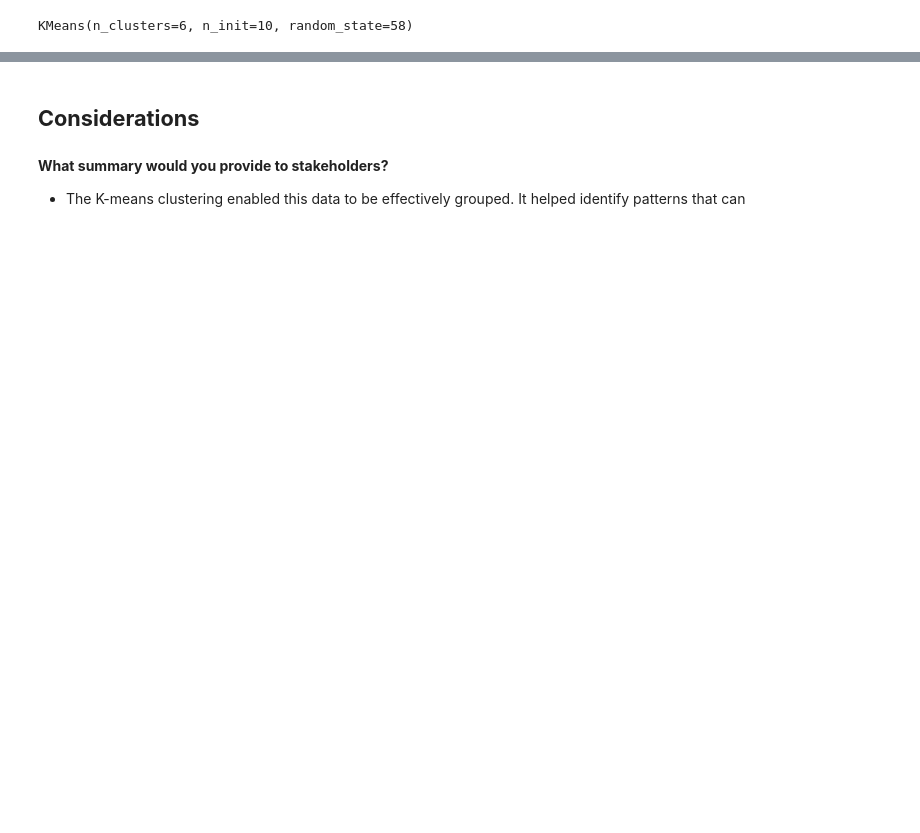
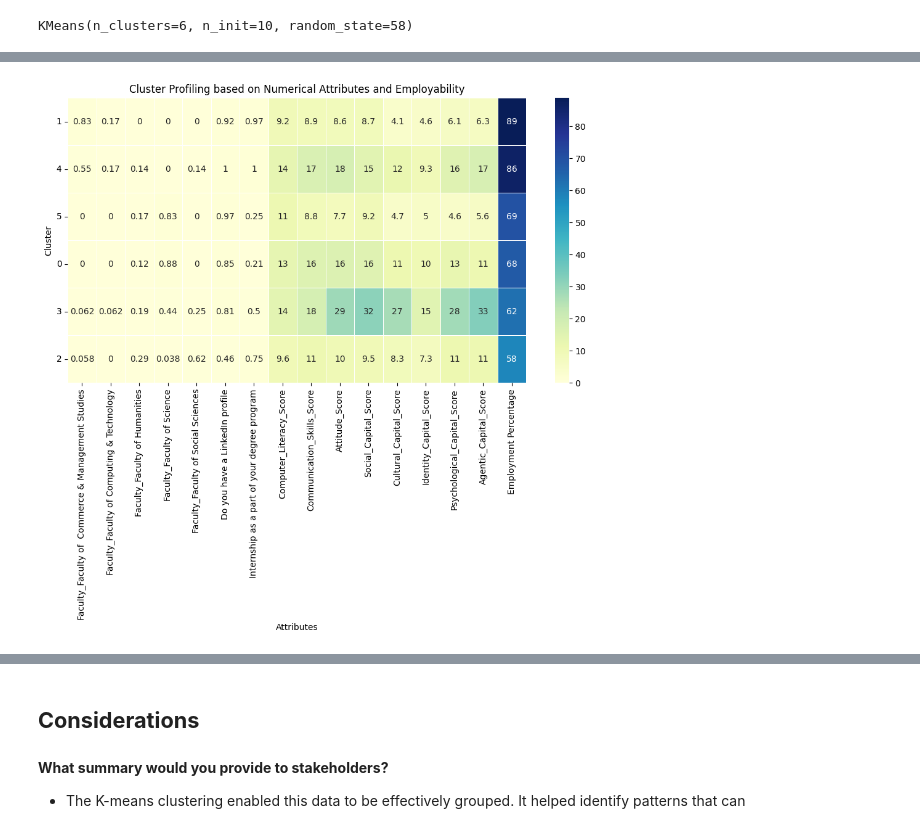
Before and after one commit to hashan068/ml-p02-employability-Graduates-uok, a Jupyter notebook: employability_of_Graduates.ipynb, the cells around one changed output, grey strips where cells are left out. Cells and saved outputs as stored; diff of their text form; code cells hidden in the pictures; blank space fills up the shorter version.

```diff
--- a/employability_of_Graduates.ipynb
+++ b/employability_of_Graduates.ipynb
@@ -596,0 +681,22 @@ fig.show()
+# %%
+import pandas as pd
+
+# Calculate mean scores for each cluster
+mean_scores = df.groupby('Cluster')[numerical_cols].mean().reset_index()
+
+# Calculate employment percentage for each cluster
+employed_counts = df.groupby('Cluster')['Currently employed'].sum()
+total_counts = df.groupby('Cluster')['Currently employed'].count()
+employment_percentage = (employed_counts / total_counts) * 100
+
+# Merge mean scores and employment percentage into one DataFrame
+cluster_profile = pd.merge(mean_scores, employment_percentage.rename('Employment Percentage'),
+                           left_on='Cluster', right_index=True)
+
+# Set 'Cluster' column as index for better readability
+cluster_profile.set_index('Cluster', inplace=True)
+
+# Create a new DataFrame with desired structure
+new_df = cluster_profile.copy()
+
+new_df.head()
@@ -596,0 +711,14 @@ fig.show()
+# %%
+# Sort clusters by employability
+cluster_profile_sorted = new_df.sort_values(by='Employment Percentage', ascending=False)
+
+# Plotting
+plt.figure(figsize=(12, 6))
+sns.heatmap(cluster_profile_sorted, annot=True, cmap='YlGnBu', cbar=True, linewidths=.5)
+plt.title('Cluster Profiling based on Numerical Attributes and Employability')
+plt.xlabel('Attributes')
+plt.ylabel('Cluster')
+plt.yticks(rotation=0)  # Keep cluster labels horizontal
+plt.show()
+# %% [output]
+[figure, added]
```
Also changed, not shown: parts of 18 cells of this notebook.
